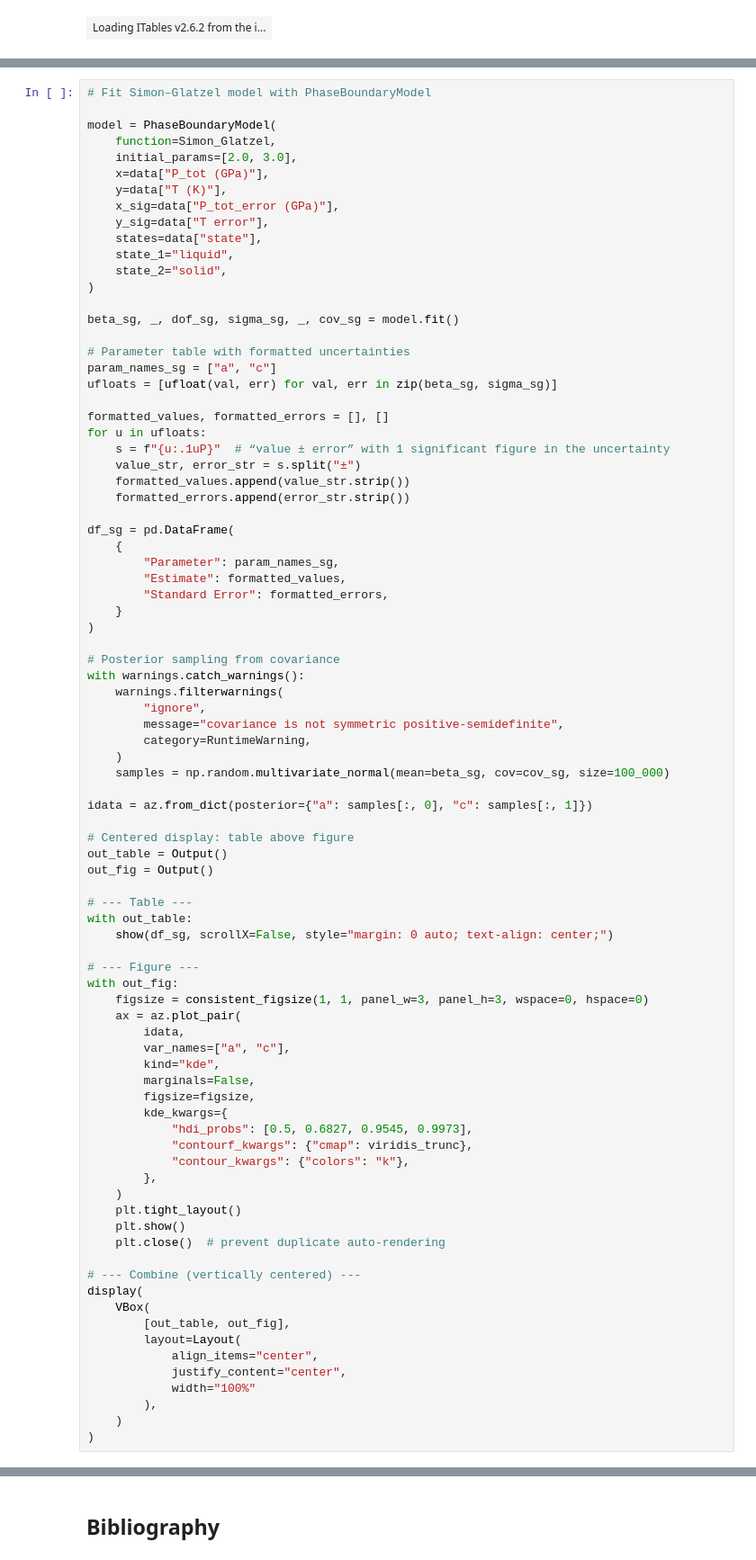
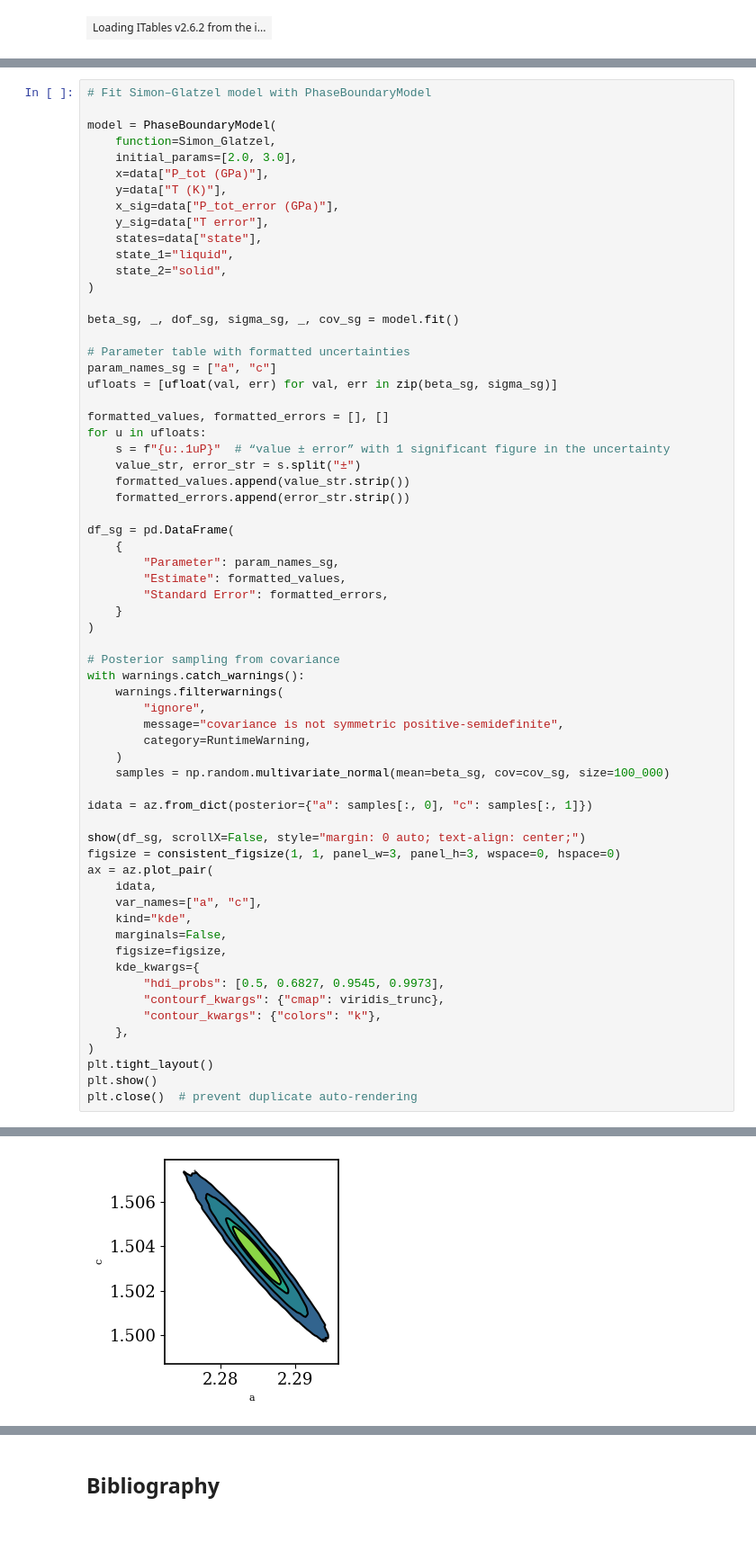
Before and after one commit to olivertlord/Hg-liquid, a Jupyter notebook: Hg_melting.ipynb, the cells around one changed output, grey strips where cells are left out. Shown at 90% size. Drawn from its saved outputs; the diff is of its cells as text; blank space fills up the shorter version.

```diff
--- a/Hg_melting.ipynb
+++ b/Hg_melting.ipynb
@@ -2068,42 +2080,21 @@ with warnings.catch_warnings():
 
 idata = az.from_dict(posterior={"a": samples[:, 0], "c": samples[:, 1]})
 
-# Centered display: table above figure
-out_table = Output()
-out_fig = Output()
-
-# --- Table ---
-with out_table:
-    show(df_sg, scrollX=False, style="margin: 0 auto; text-align: center;")
-
-# --- Figure ---
-with out_fig:
-    figsize = consistent_figsize(1, 1, panel_w=3, panel_h=3, wspace=0, hspace=0)
-    ax = az.plot_pair(
-        idata,
-        var_names=["a", "c"],
-        kind="kde",
-        marginals=False,
-        figsize=figsize,
-        kde_kwargs={
-            "hdi_probs": [0.5, 0.6827, 0.9545, 0.9973],
-            "contourf_kwargs": {"cmap": viridis_trunc},
-            "contour_kwargs": {"colors": "k"},
-        },
-    )
-    plt.tight_layout()
-    plt.show()
-    plt.close()  # prevent duplicate auto-rendering
-
-# --- Combine (vertically centered) ---
-display(
-    VBox(
-        [out_table, out_fig],
-        layout=Layout(
-            align_items="center",
-            justify_content="center",
-            width="100%"
-        ),
-    )
+show(df_sg, scrollX=False, style="margin: 0 auto; text-align: center;")
+figsize = consistent_figsize(1, 1, panel_w=3, panel_h=3, wspace=0, hspace=0)
+ax = az.plot_pair(
+    idata,
+    var_names=["a", "c"],
+    kind="kde",
+    marginals=False,
+    figsize=figsize,
+    kde_kwargs={
+        "hdi_probs": [0.5, 0.6827, 0.9545, 0.9973],
+        "contourf_kwargs": {"cmap": viridis_trunc},
+        "contour_kwargs": {"colors": "k"},
+    },
 )
+plt.tight_layout()
+plt.show()
+plt.close()  # prevent duplicate auto-rendering
 # %% [output]
@@ -2111 +2102,2 @@ VBox(children=(Output(outputs=({'output_type': 'display_data', 'data': {'text/pl
+[figure, added]
 # %% [markdown]
```
Also changed, not shown: parts of 11 cells of this notebook, 1 other file.
